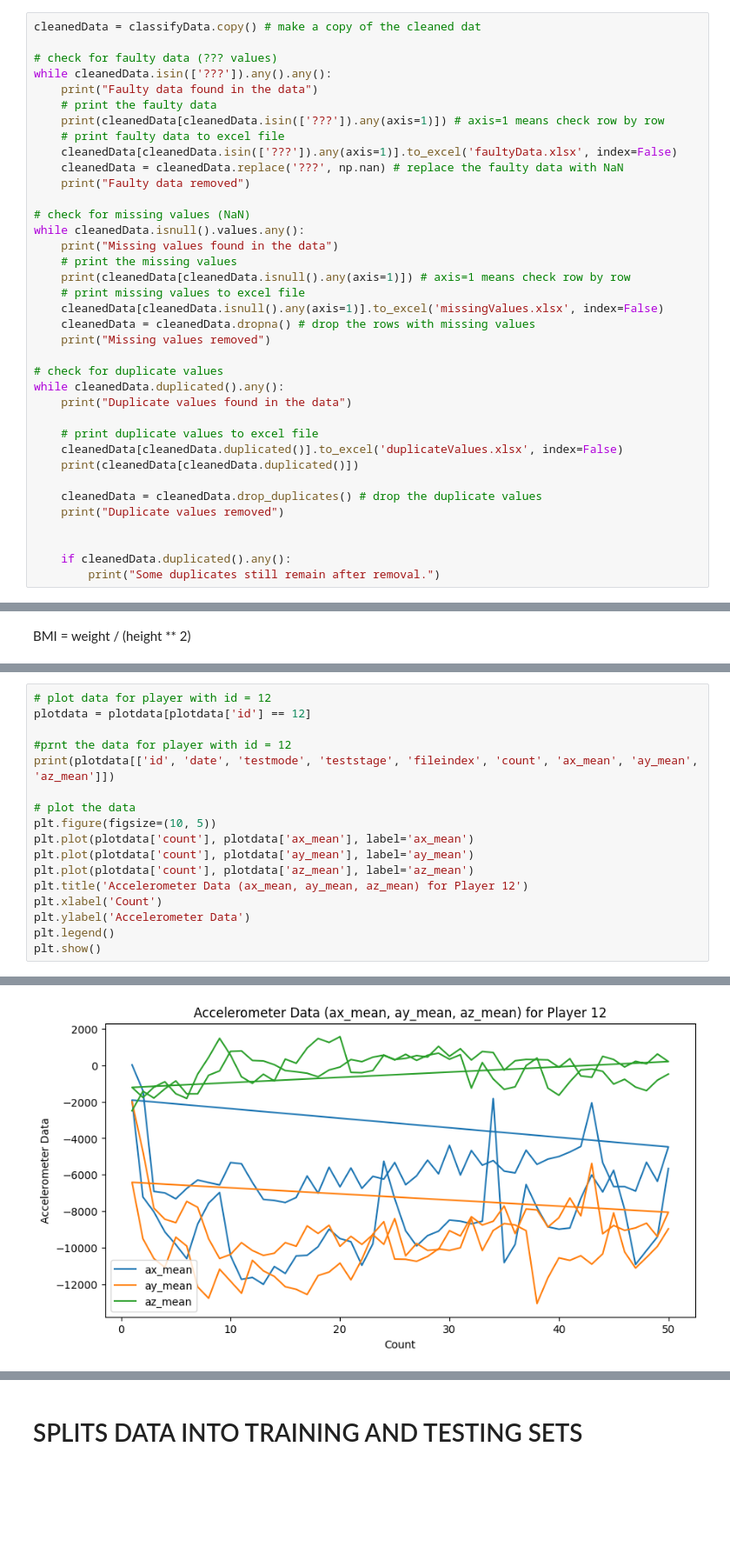
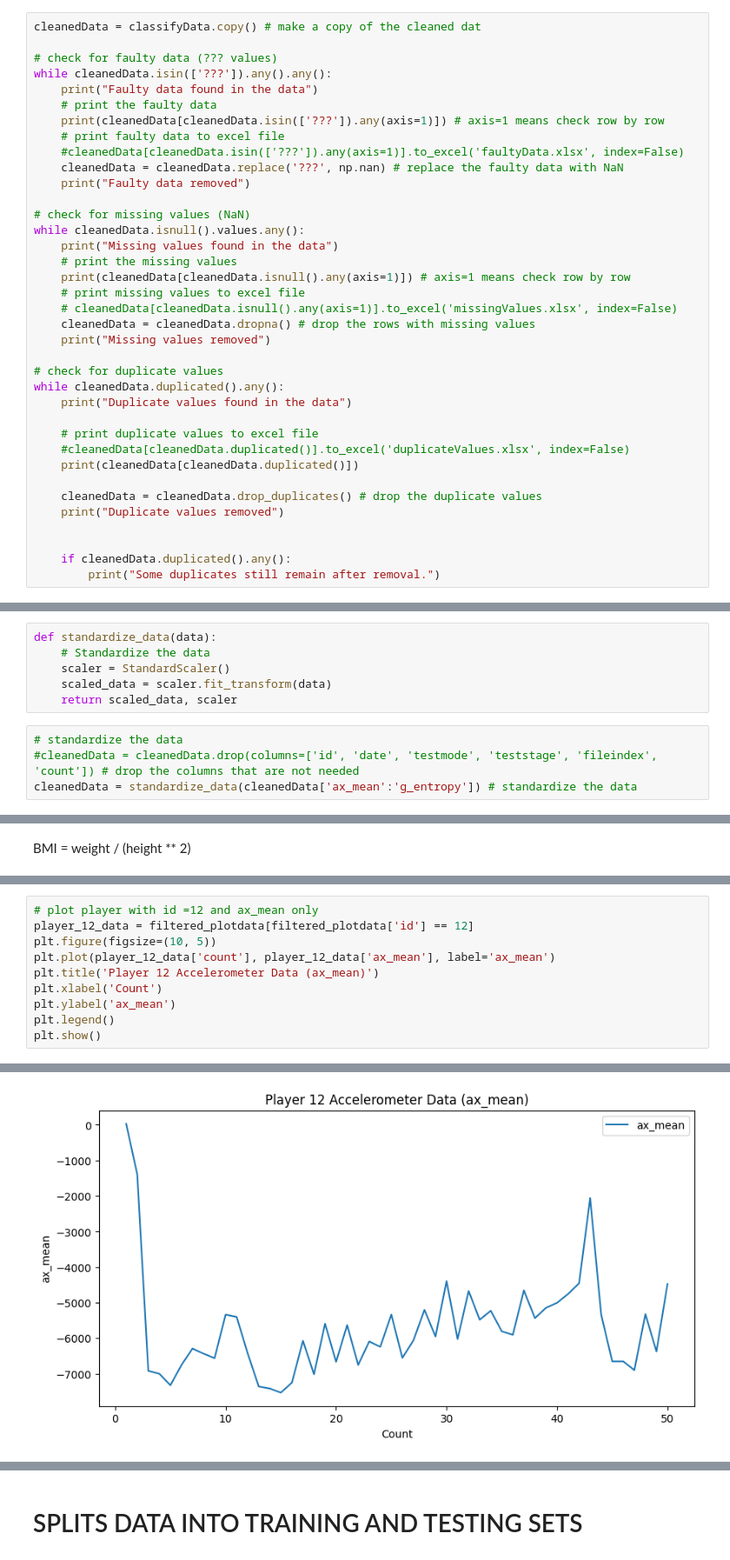
Before and after one commit to thanghoang7020202/TTMotionHealthAnalytics, a Jupyter notebook: YAs47594876.ipynb, the cells around one changed output, grey strips where cells are left out. Shown at 87% size. Drawn from its saved outputs; the diff is of its cells as text; blank space fills up the shorter version.

```diff
--- a/YAs47594876.ipynb
+++ b/YAs47594876.ipynb
@@ -116,7 +161,7 @@ while cleanedData.isin(['???']).any().any():
     # print the faulty data
     print(cleanedData[cleanedData.isin(['???']).any(axis=1)]) # axis=1 means check row by row
     # print faulty data to excel file
-    cleanedData[cleanedData.isin(['???']).any(axis=1)].to_excel('faultyData.xlsx', index=False)
+    #cleanedData[cleanedData.isin(['???']).any(axis=1)].to_excel('faultyData.xlsx', index=False)
     cleanedData = cleanedData.replace('???', np.nan) # replace the faulty data with NaN
     print("Faulty data removed")
 
@@ -126,7 +171,7 @@ while cleanedData.isnull().values.any():
     # print the missing values
     print(cleanedData[cleanedData.isnull().any(axis=1)]) # axis=1 means check row by row
     # print missing values to excel file
-    cleanedData[cleanedData.isnull().any(axis=1)].to_excel('missingValues.xlsx', index=False)
+    # cleanedData[cleanedData.isnull().any(axis=1)].to_excel('missingValues.xlsx', index=False)
     cleanedData = cleanedData.dropna() # drop the rows with missing values
     print("Missing values removed")
 
@@ -135,7 +180,7 @@ while cleanedData.duplicated().any():
     print("Duplicate values found in the data")
 
     # print duplicate values to excel file
-    cleanedData[cleanedData.duplicated()].to_excel('duplicateValues.xlsx', index=False)
+    #cleanedData[cleanedData.duplicated()].to_excel('duplicateValues.xlsx', index=False)
     print(cleanedData[cleanedData.duplicated()])
 
     cleanedData = cleanedData.drop_duplicates() # drop the duplicate values
@@ -164,0 +302,10 @@ Missing values removed
+# %%
+def standardize_data(data):
+	# Standardize the data
+	scaler = StandardScaler()
+	scaled_data = scaler.fit_transform(data)
+	return scaled_data, scaler
+# %%
+# standardize the data
+#cleanedData = cleanedData.drop(columns=['id', 'date', 'testmode', 'teststage', 'fileindex', 'count']) # drop the columns that are not needed
+cleanedData = standardize_data(cleanedData['ax_mean':'g_entropy']) # standardize the data
@@ -532,18 +671,11 @@ Number of data points for Player 80 after filtering: 100
 # %%
-# plot data for player with id = 12
-plotdata = plotdata[plotdata['id'] == 12]
-
-#prnt the data for player with id = 12
-print(plotdata[['id', 'date', 'testmode', 'teststage', 'fileindex', 'count', 'ax_mean', 'ay_mean', 'az_mean']])
-
-# plot the data
+# plot player with id =12 and ax_mean only
+player_12_data = filtered_plotdata[filtered_plotdata['id'] == 12]
 plt.figure(figsize=(10, 5))
-plt.plot(plotdata['count'], plotdata['ax_mean'], label='ax_mean')
-plt.plot(plotdata['count'], plotdata['ay_mean'], label='ay_mean')
-plt.plot(plotdata['count'], plotdata['az_mean'], label='az_mean')
-plt.title('Accelerometer Data (ax_mean, ay_mean, az_mean) for Player 12')
+plt.plot(player_12_data['count'], player_12_data['ax_mean'], label='ax_mean')
+plt.title('Player 12 Accelerometer Data (ax_mean)')
 plt.xlabel('Count')
-plt.ylabel('Accelerometer Data')
+plt.ylabel('ax_mean')
 plt.legend()
 plt.show()
 # %% [output]
@@ -567 +682 @@ plt.show()
-[figure, old version]
+[figure, new version]
```
Also changed, not shown: parts of 38 cells of this notebook, 7 other files.
